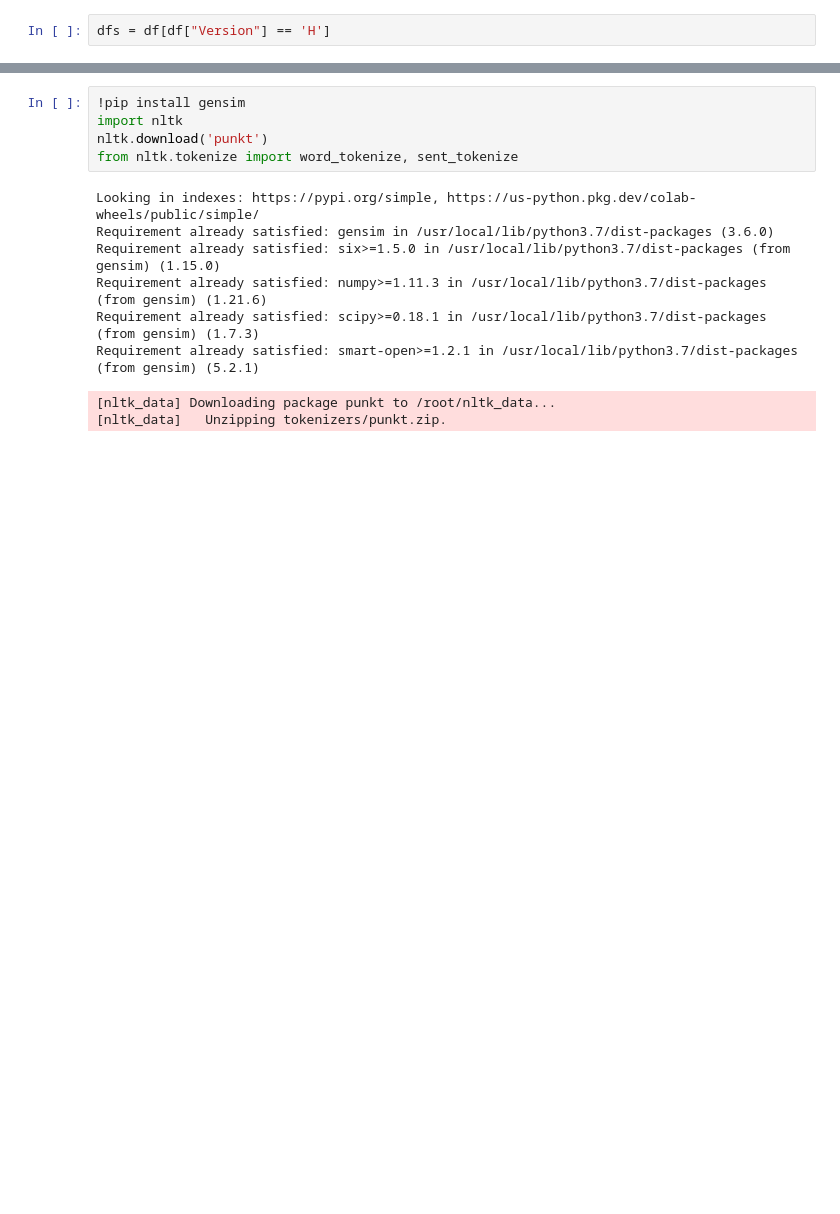
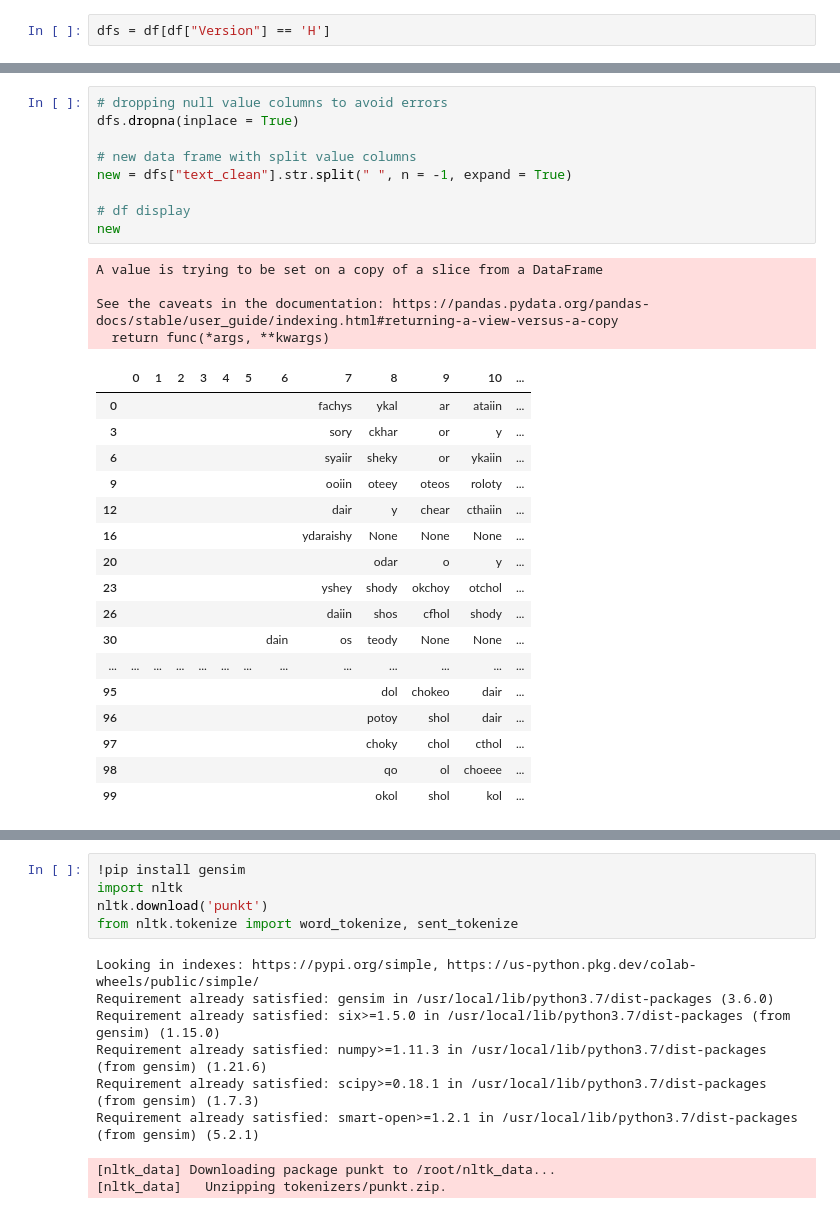
Before and after one commit to BranislavMajernik/voyniXfiles, a Jupyter notebook: voynixf1.ipynb, the cells around one changed output, grey strips where cells are left out. Cells and saved outputs as stored; diff of their text form; blank space fills up the shorter version.

```diff
--- a/voynixf1.ipynb
+++ b/voynixf1.ipynb
@@ -82,0 +98,31 @@ dfs
+# %%
+# dropping null value columns to avoid errors
+dfs.dropna(inplace = True)
+
+# new data frame with split value columns
+new = dfs["text_clean"].str.split(" ", n = -1, expand = True)
+
+# df display
+new
+# %% [output]
+A value is trying to be set on a copy of a slice from a DataFrame
+
+See the caveats in the documentation: https://pandas.pydata.org/pandas-docs/stable/user_guide/indexing.html#returning-a-view-versus-a-copy
+  return func(*args, **kwargs)
+|  | 0 | 1 | 2 | 3 | 4 | 5 | 6 | 7 | 8 | 9 | 10 | ... |
+| 0 |  |  |  |  |  |  |  | fachys | ykal | ar | ataiin | ... |
+| 3 |  |  |  |  |  |  |  | sory | ckhar | or | y | ... |
+| 6 |  |  |  |  |  |  |  | syaiir | sheky | or | ykaiin | ... |
+| 9 |  |  |  |  |  |  |  | ooiin | oteey | oteos | roloty | ... |
+| 12 |  |  |  |  |  |  |  | dair | y | chear | cthaiin | ... |
+| 16 |  |  |  |  |  |  |  | ydaraishy | None | None | None | ... |
+| 20 |  |  |  |  |  |  |  |  | odar | o | y | ... |
+| 23 |  |  |  |  |  |  |  | yshey | shody | okchoy | otchol | ... |
+| 26 |  |  |  |  |  |  |  | daiin | shos | cfhol | shody | ... |
+| 30 |  |  |  |  |  |  | dain | os | teody | None | None | ... |
+| ... | ... | ... | ... | ... | ... | ... | ... | ... | ... | ... | ... | ... |
+| 95 |  |  |  |  |  |  |  |  | dol | chokeo | dair | ... |
+| 96 |  |  |  |  |  |  |  |  | potoy | shol | dair | ... |
+| 97 |  |  |  |  |  |  |  |  | choky | chol | cthol | ... |
+| 98 |  |  |  |  |  |  |  |  | qo | ol | choeee | ... |
+| 99 |  |  |  |  |  |  |  |  | okol | shol | kol | ... |
```
Also changed, not shown: parts of 21 cells of this notebook.
